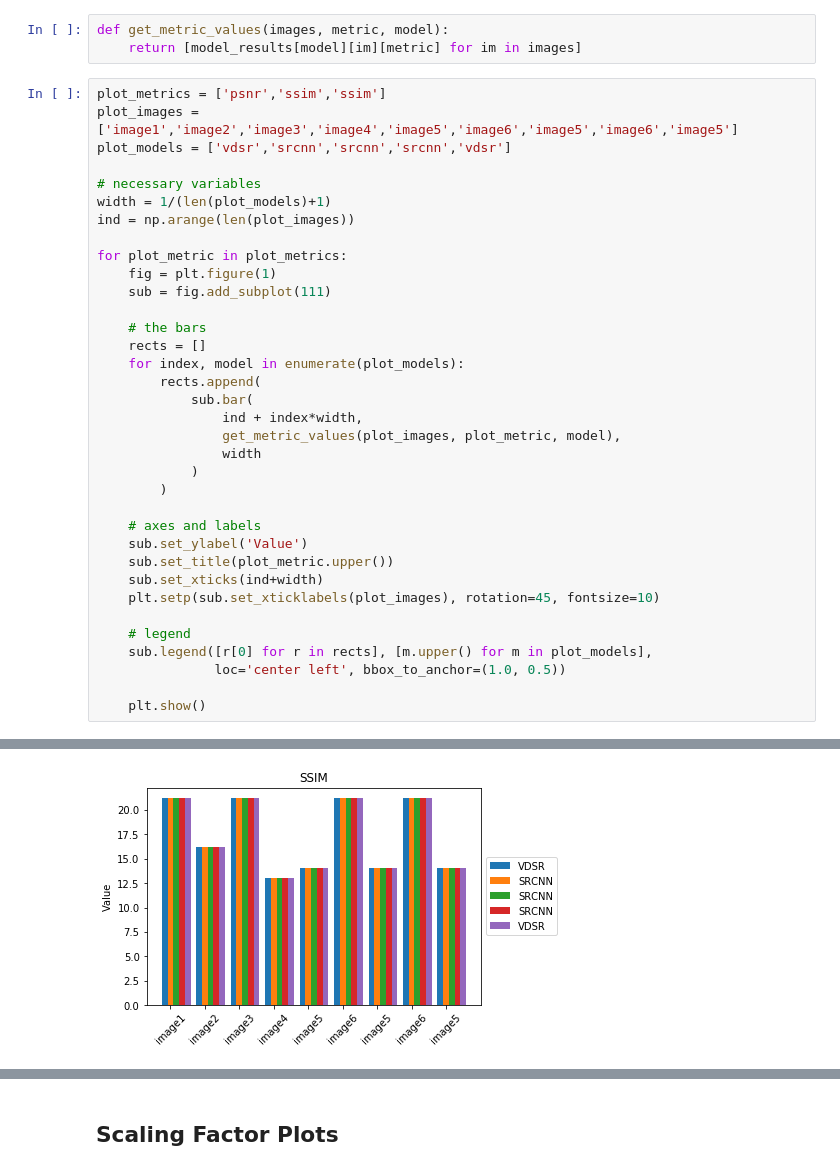
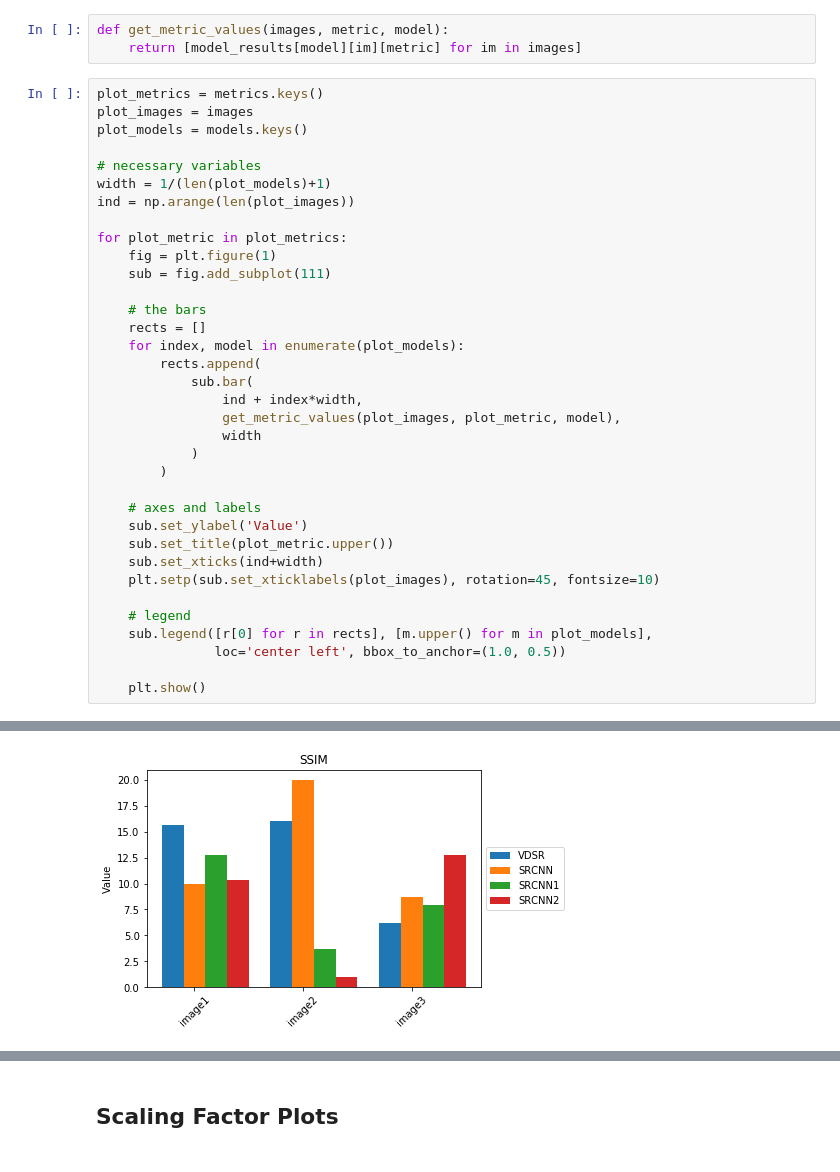
Before and after one commit to navpun31/Single-Image-Super-Resolution, a Jupyter notebook: Single Image Super Resolution - Plots.ipynb, the cells around one changed output, grey strips where cells are left out. Saved outputs shown, nothing was run; the diff lists cells and outputs as text.

Commit message:
Added Visualizations

```diff
--- a/Single Image Super Resolution - Plots.ipynb
+++ b/Single Image Super Resolution - Plots.ipynb
@@ -31,9 +77,9 @@ list(model_results.keys())
 def get_metric_values(images, metric, model):
     return [model_results[model][im][metric] for im in images]
 # %%
-plot_metrics = ['psnr','ssim','ssim']
-plot_images = ['image1','image2','image3','image4','image5','image6','image5','image6','image5']
-plot_models = ['vdsr','srcnn','srcnn','srcnn','vdsr']
+plot_metrics = metrics.keys()
+plot_images = images
+plot_models = models.keys()
 
 # necessary variables
 width = 1/(len(plot_models)+1)
@@ -70 +116 @@ for plot_metric in plot_metrics:
-[figure, old version]
+[figure, new version]
```
Also changed, not shown: parts of 7 cells of this notebook, 12 other files.
